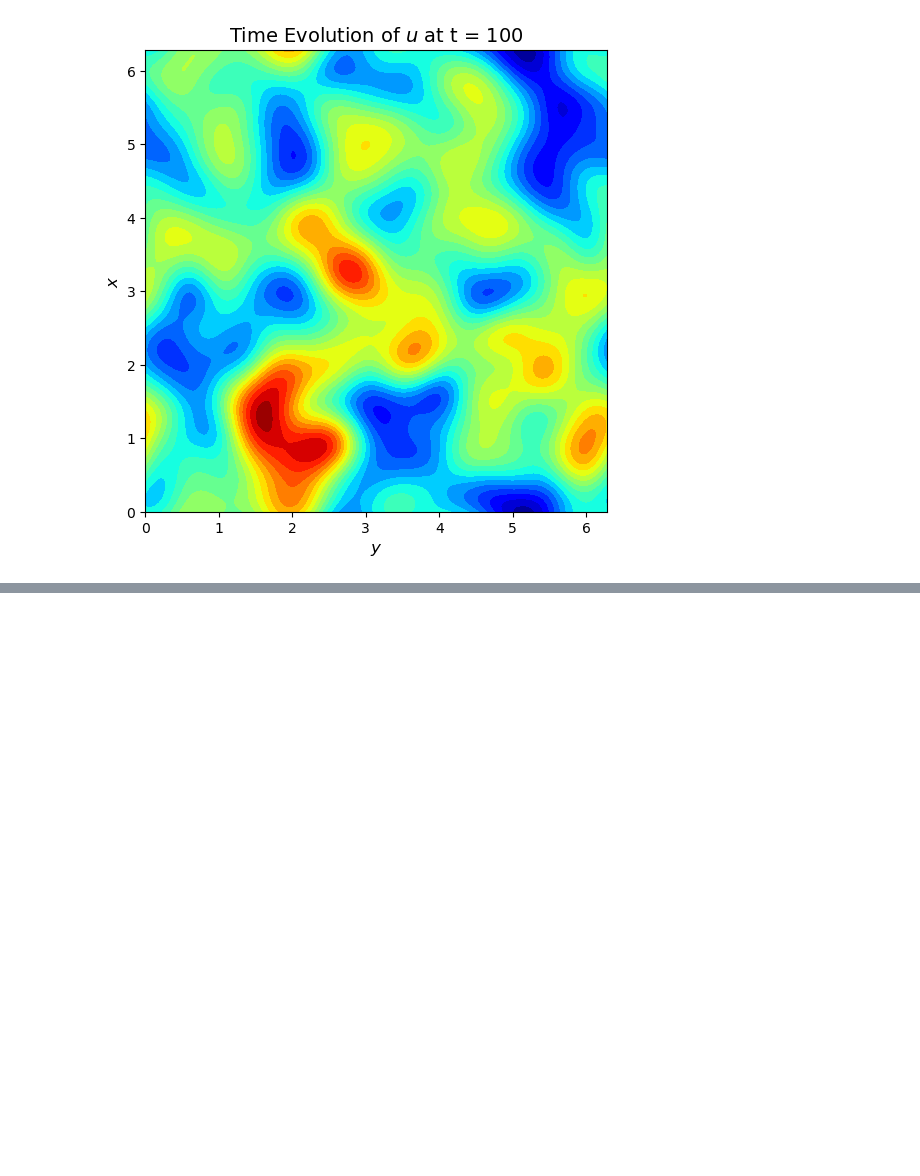
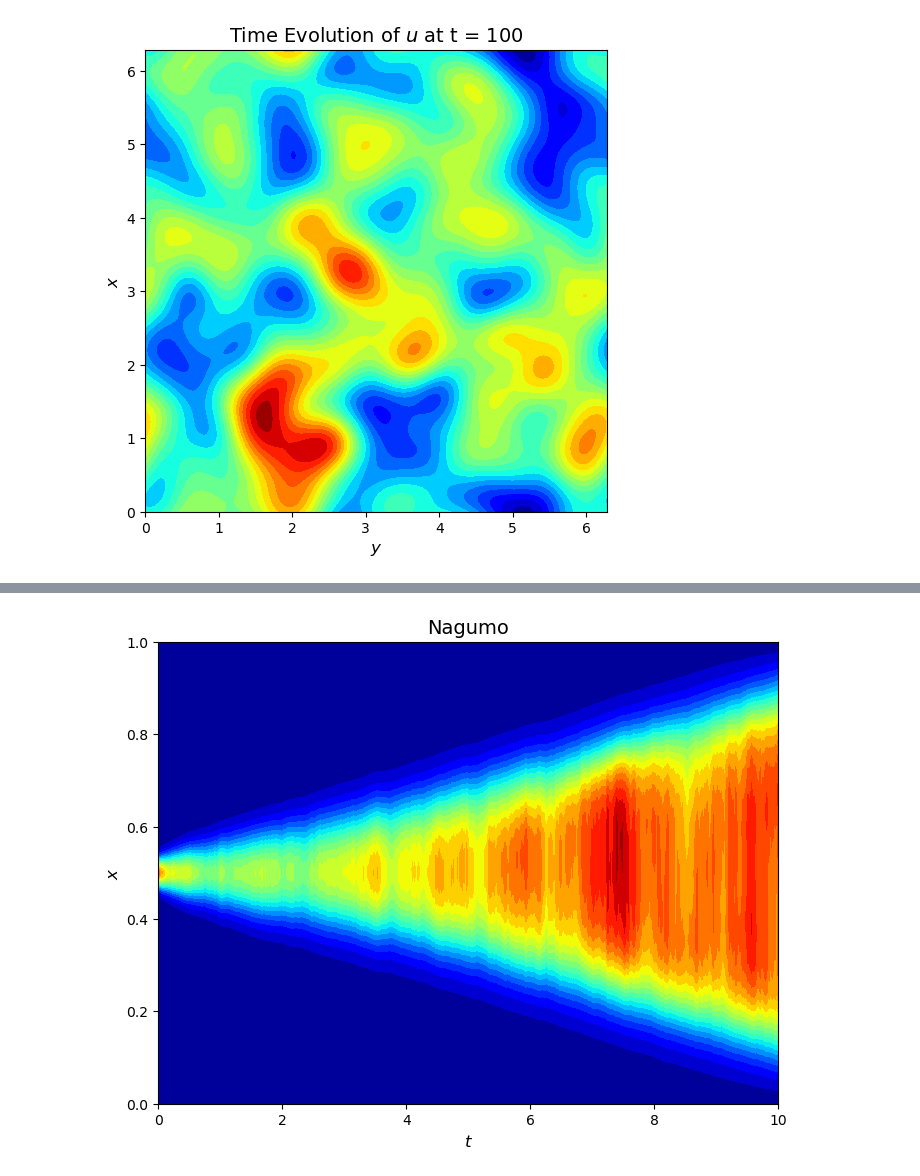
Before and after one commit to cgymmy/learnSDE, a Jupyter notebook: Chp10.ipynb, the cells around one changed output, grey strips where cells are left out. Saved outputs shown, nothing was run; the diff lists cells and outputs as text; code cells hidden in the pictures; blank space fills up the shorter version.

```diff
--- a/Chp10.ipynb
+++ b/Chp10.ipynb
@@ -158,0 +364,53 @@ plt.show()
+# %%
+def Spde_EM_FEM(u0, T, a, Nref, kappa, neref, L, epsilon, fhandle, ghandle, r, M):
+    ne = neref // L
+    h = a / ne
+    nvtx = ne + 1
+    dtref = T / Nref
+    dt = kappa * dtref
+    t = np.linspace(0, T, Nref//kappa + 1)
+    p = epsilon * np.ones(ne)
+    q = np.ones(ne)
+    f = np.ones(ne)
+    uh, A, b, KK, MM = Utils.FEM_Solver1D_r1(ne, p, q, f)
+    EE = MM + dt * KK
+    ZM = np.zeros((M, 1))
+    bj = get_onedD_bj(dtref, neref, a, r)
+    bj[ne:-1] = 0
+    iFspace = 0
+    u = np.matlib.repmat(u0, M, 1)
+    ut = np.zeros((nvtx, Nref//kappa + 1))
+    ut[:, 0] = u[0, :]
+    b = np.zeros(ne - 1)
+    gdw = np.copy(b)
+    EEinv = scipy.sparse.linalg.factorized(EE)
+    for k in range(Nref//kappa):
+        dWJ = get_onedD_dW(bj, kappa, iFspace, M)
+        dWL = np.hstack([ZM, dWJ, ZM])
+        dWL = dWL[:, ::L]
+        gdW = ghandle(u) * dWL
+        fu = fhandle(u)
+        for m in range(M):
+            b = Utils.oned_linear_FEM_b(ne, h, fu[m,:])
+            gdw = Utils.oned_linear_FEM_b(ne, h, gdW[m, :])
+            u1 = EEinv(MM.dot(u[m, 1:-1]) + dt * b + gdw)
+            u[m, :] = np.hstack([0, u1, 0])
+        ut[:, k + 1] = u[-1, :]
+    return t, u, ut
+
+T=10; N=int(1e3); a=1; ne=512; h=a/ne;
+epsilon=1e-3; r=1; M=1; sigma=0.1;
+x=np.linspace(0,a,ne+1); u0=np.exp(-(x-0.5)**2/epsilon)
+s0=np.random.RandomState()
+t,u,ut = Spde_EM_FEM(u0,T,a,N,1,ne,1,epsilon, fNagumo, lambda u:sigma*u, r,M)
+
+fig, ax = plt.subplots(figsize=(8, 6))
+[T, X]=np.meshgrid(t,x)
+pic = ax.contourf(T, X, ut, levels=20, cmap='jet')
+ax.set_xlabel(r'$t$', fontsize=12)
+ax.set_ylabel(r'$x$', fontsize=12)
+ax.set_title(f'Nagumo', fontsize=14)
+# ax.set_aspect('equal')
+plt.show()
+# %% [output]
+[figure, added]
```
Also changed, not shown: parts of 12 cells of this notebook, 4 other files.
